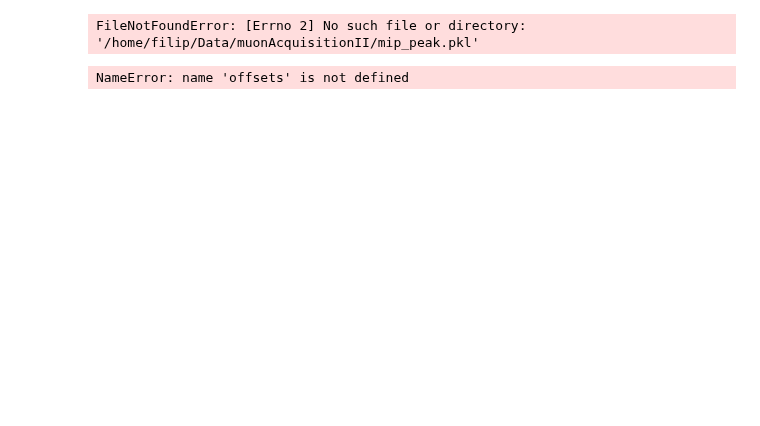
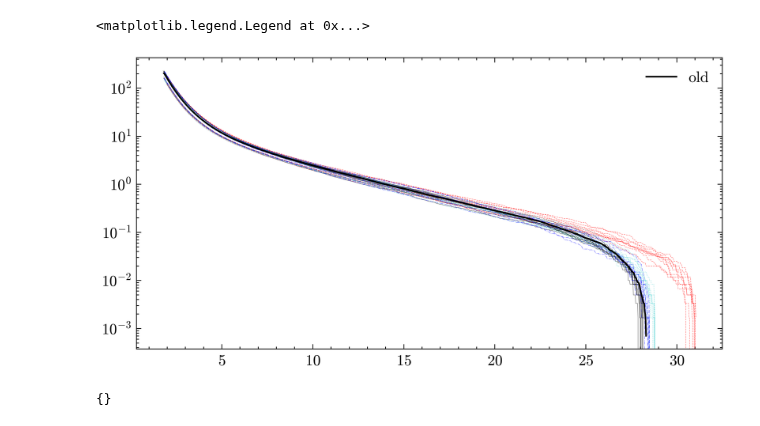
Before and after one commit to Quizznor/phd-thesis, a Jupyter notebook: Projects/muonAcquisitionIII/analysis/new_rate_threshold_relationship.ipynb, the cells around one changed output. Saved outputs shown, nothing was run; the diff lists cells and outputs as text; code cells hidden in the pictures; blank space fills up the shorter version.

```diff
--- a/Projects/muonAcquisitionIII/analysis/new_rate_threshold_relationship.ipynb
+++ b/Projects/muonAcquisitionIII/analysis/new_rate_threshold_relationship.ipynb
@@ -26,21 +26,25 @@ from utils import CONSTANTS
 # %%
-# t3_mip = tools.pickle_load(f"{CONSTANTS.DATA_PATH}/muonAcquisitionII/mip_peak.pkl")
-t, offsets, rates = tools.pickle_load(f"{CONSTANTS.DATA_PATH}/muonAcquisitionII/time_offset_rates.pkl")
+t3_mip = tools.pickle_load(f"{CONSTANTS.DATA_PATH}/muonAcquisitionIII/mip_peak.pkl")
+t, offsets, rates = tools.pickle_load(f"{CONSTANTS.DATA_PATH}/muonAcquisitionIII/time_offset_rates.pkl")
-# %% [output]
-FileNotFoundError: [Errno 2] No such file or directory: '/home/filip/Data/muonAcquisitionII/mip_peak.pkl'
 # %%
-for station, c in zip([943, 944, 949, 954], ['k', 'r', 'b', 'c']):
+for station, c, ls in zip([943, 944, 949, 954], ['k', 'r', 'b', 'c'], ['-', '--', '-.', ':']):
+    # if station == 943: continue
     for o, r in zip(offsets[station], rates[station]):
         plt.plot((o + np.arange(len(r))) / t3_mip[station].n, r,
-                 marker='none', c=c, lw=0.3, alpha=0.5)
+                 marker='none', c=c, lw=0.3, alpha=0.5, ls=ls)
 
 x, y = np.loadtxt('/cr/data01/filip/Data/muonAcquisition/mean_rates_t3_mip.txt', unpack=True)
 plt.plot(x, y, label="old", lw=1, c='k', marker='none', ls='-')
-plt.fill_between(x, y*0.8, y*1.2,color='k', alpha=0.3, ec='none')
+# plt.fill_between(x, y*0.8, y*1.2,color='k', alpha=0.3, ec='none')
 
 # plt.xlim(1.5, 5)
 # plt.ylim(10, 180)
 plt.yscale('log')
 plt.legend()
 # %% [output]
-NameError: name 'offsets' is not defined
+<matplotlib.legend.Legend at 0x...>
+[figure, added]
+# %%
+print(t3_mip)
+# %% [output]
+{}
```
Also changed, not shown: parts of 1 cell of this notebook, 20 other files.
